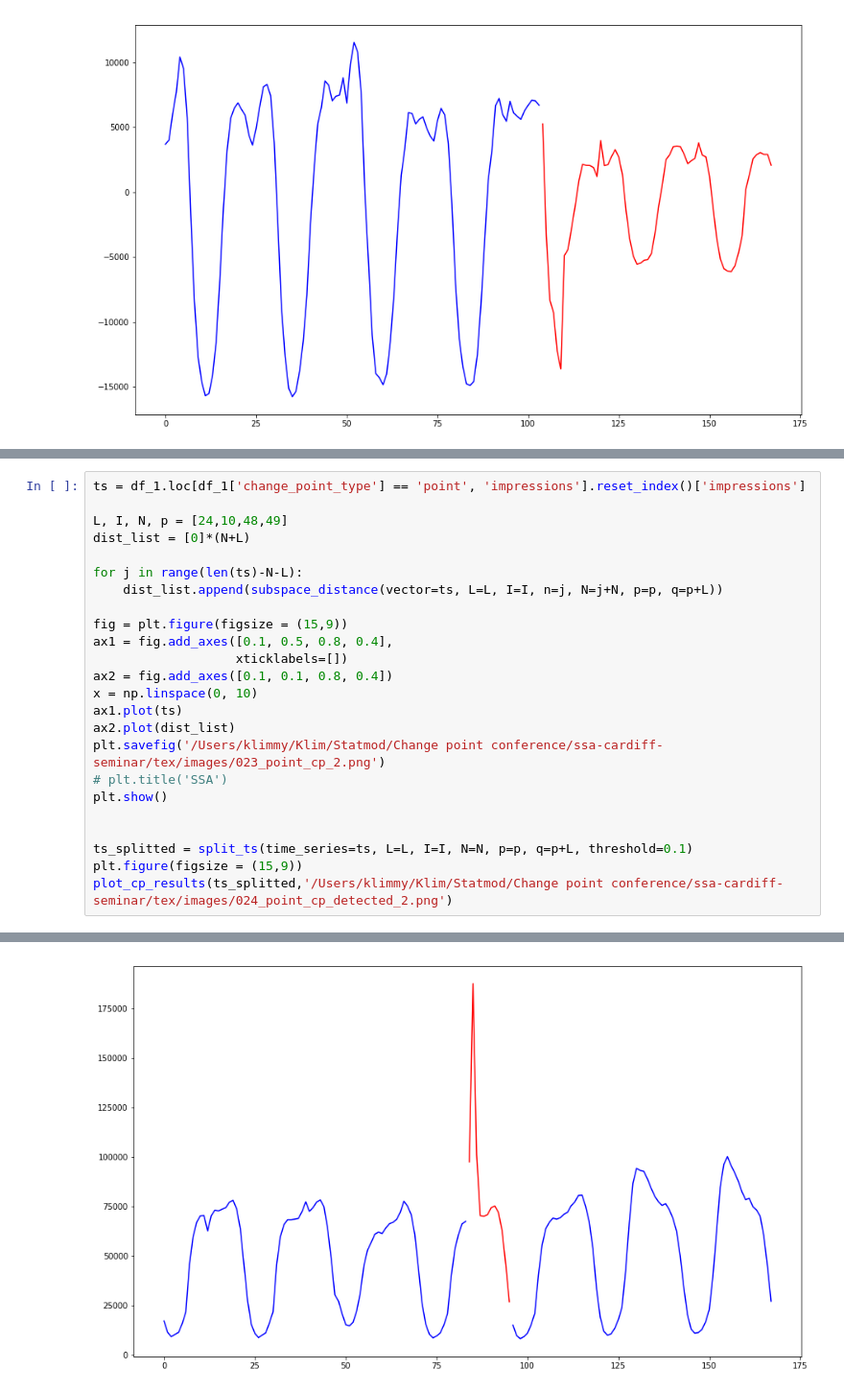
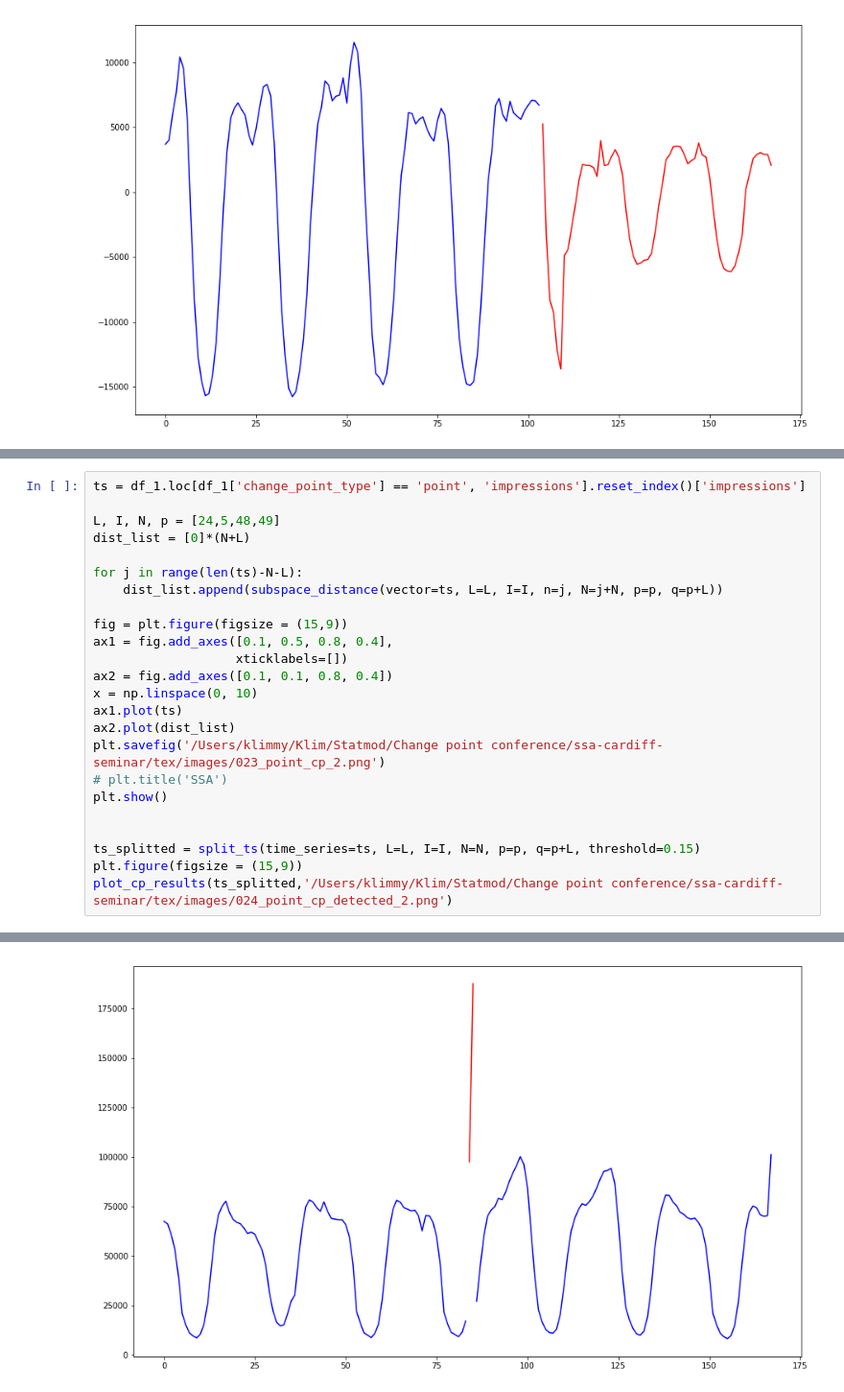
Before and after one commit to Klimmy/ssa-cardiff-seminar, a Jupyter notebook: python/Data preparation.ipynb, the cells around one changed output, grey strips where cells are left out. Shown at 96% size. Cells and saved outputs as stored; diff of their text form.

```diff
--- a/python/Data preparation.ipynb
+++ b/python/Data preparation.ipynb
@@ -545,7 +551,7 @@ def change_point_detection(time_series, L, I, N, p, q, threshold, iteration):
 # %%
 ts = df_1.loc[df_1['change_point_type'] == 'point', 'impressions'].reset_index()['impressions']
 
-L, I, N, p = [24,10,48,49]
+L, I, N, p = [24,5,48,49]
 dist_list = [0]*(N+L)
 
 for j in range(len(ts)-N-L):
@@ -563,7 +569,7 @@ plt.savefig('/Users/klimmy/Klim/Statmod/Change point conference/ssa-cardiff-semi
 plt.show()
 
 
-ts_splitted = split_ts(time_series=ts, L=L, I=I, N=N, p=p, q=p+L, threshold=0.1)
+ts_splitted = split_ts(time_series=ts, L=L, I=I, N=N, p=p, q=p+L, threshold=0.15)
 plt.figure(figsize = (15,9))
 plot_cp_results(ts_splitted,'/Users/klimmy/Klim/Statmod/Change point conference/ssa-cardiff-seminar/tex/images/024_point_cp_detected_2.png')
 # %% [output]
@@ -571 +577 @@ plot_cp_results(ts_splitted,'/Users/klimmy/Klim/Statmod/Change point conference/
-[figure, old version]
+[figure, new version]
```
Also changed, not shown: parts of 18 cells of this notebook, 15 other files.
